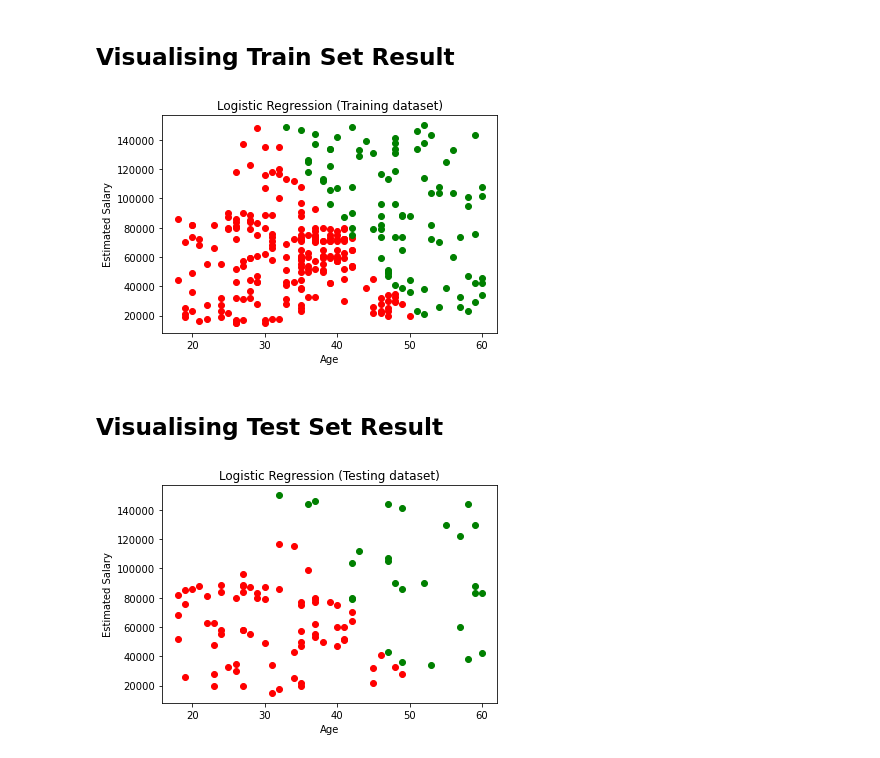
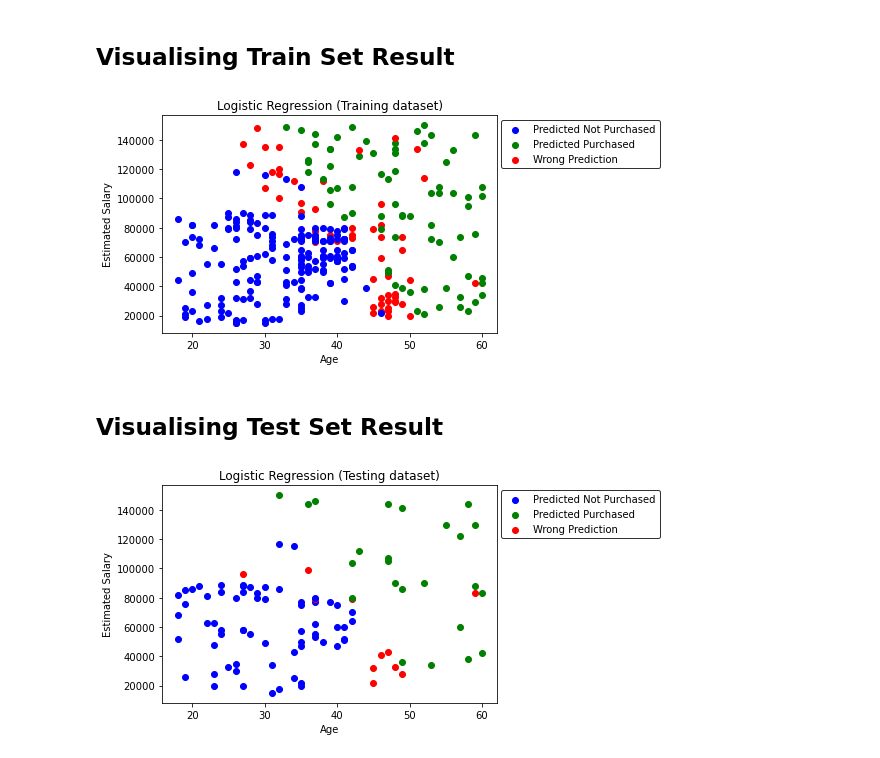
Before and after one commit to sanjay-rb/Machine-learning, a Jupyter notebook: notebook/10 . Logistic Regression.ipynb, the cells around one changed output. Cells and saved outputs as stored; diff of their text form; code cells hidden in the pictures.

Commit message:
Added legend to the graph

```diff
--- a/notebook/10 . Logistic Regression.ipynb
+++ b/notebook/10 . Logistic Regression.ipynb
@@ -182,24 +182,54 @@ Estimated Salary       0.89      0.75      0.81        32
 # %% [markdown]
 ## Visualising Train Set Result
 # %%
-for i in x_sc.inverse_transform(X_train):
-    y_pred = logistic_regression_calssifier.predict(x_sc.transform([i]))
-    plt.scatter(x=i[0], y=i[1], color=('red', 'green')[y_pred[0]])
+for i in zip(x_sc.inverse_transform(X_train), y_train):
+    X = i[0]
+    y = i[1]
+    y_pred = logistic_regression_calssifier.predict(x_sc.transform([X]))
+    if y_pred[0] == y:
+        plt.scatter(
+            x=X[0],
+            y=X[1],
+            color=('blue', 'green')[y_pred[0]],
+            label=('Predicted Not Purchased', 'Predicted Purchased')[y_pred[0]]
+        )
+    else:
+        plt.scatter(x=X[0], y=X[1], color='red', label="Wrong Prediction")
 plt.title("Logistic Regression (Training dataset)")
 plt.xlabel("Age")
 plt.ylabel("Estimated Salary")
+
+handles, labels = plt.gca().get_legend_handles_labels()
+label_dict = dict(zip(labels, handles))
+by_label = {key:label_dict[key] for key in sorted(label_dict)}
+plt.legend(by_label.values(), by_label.keys(), loc='upper right', edgecolor="black", bbox_to_anchor=(1.5, 1))
 plt.show()
 # %% [output]
-[figure, old version]
+[figure, new version]
 # %% [markdown]
 ## Visualising Test Set Result
 # %%
-for i in x_sc.inverse_transform(X_test):
-    y_pred = logistic_regression_calssifier.predict(x_sc.transform([i]))
-    plt.scatter(x=i[0], y=i[1], color=('red', 'green')[y_pred[0]])
+for i in zip(x_sc.inverse_transform(X_test), y_test):
+    X = i[0]
+    y = i[1]
+    y_pred = logistic_regression_calssifier.predict(x_sc.transform([X]))
+    if y_pred[0] == y:
+        plt.scatter(
+            x=X[0],
+            y=X[1],
+            color=('blue', 'green')[y_pred[0]],
+            label=('Predicted Not Purchased', 'Predicted Purchased')[y_pred[0]]
+        )
+    else:
+        plt.scatter(x=X[0], y=X[1], color='red', label="Wrong Prediction")
 plt.title("Logistic Regression (Testing dataset)")
 plt.xlabel("Age")
 plt.ylabel("Estimated Salary")
+
+handles, labels = plt.gca().get_legend_handles_labels()
+label_dict = dict(zip(labels, handles))
+by_label = {key:label_dict[key] for key in sorted(label_dict)}
+plt.legend(by_label.values(), by_label.keys(), loc='upper right', edgecolor="black", bbox_to_anchor=(1.5, 1))
 plt.show()
 # %% [output]
-[figure, old version]
+[figure, new version]
```
